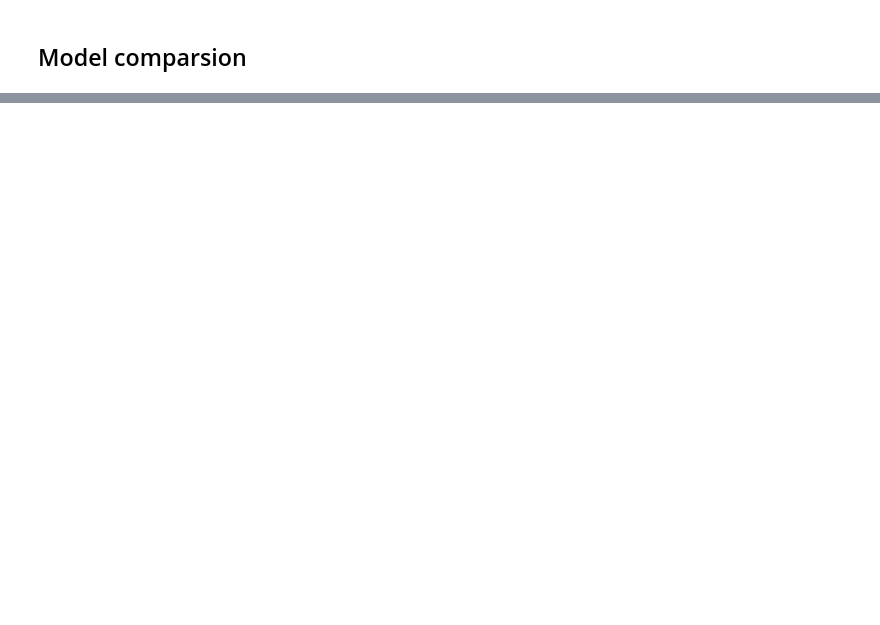
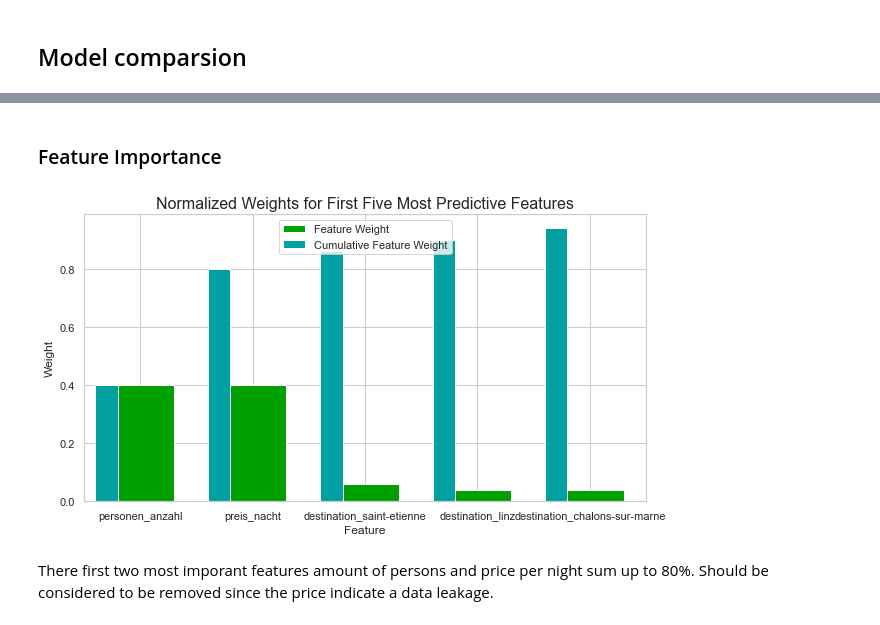
Before and after one commit to argv1/Booking-Prediction-EDA, a Jupyter notebook: 4-Modelling_VIPs.ipynb, the cells around one changed output, grey strips where cells are left out. Drawn from its saved outputs; the diff is of its cells as text; code cells hidden in the pictures; blank space fills up the shorter version.

```diff
--- a/4-Modelling_VIPs.ipynb
+++ b/4-Modelling_VIPs.ipynb
@@ -62,7 +65,7 @@ categorial = list(df.columns[df.dtypes==object])
 datetime64 = ['buchungsdatum', 'anreisedatum', 'abreisedatum']
 numeric    = list(df.select_dtypes(include=['int64', 'float64']).columns)
 
-for entry in ['VIP', 'preis_nacht_per', 'preis_per', 'gesamtpreis', 'naechte_insgesamt', 'aufenthalt', 'gebuchte_naechte', 'reise_standard', 'reise_relax']:
+for entry in ['VIP', 'preis_nacht_per', 'preis_per', 'gesamtpreis', 'naechte_insgesamt', 'aufenthalt', 'gebuchte_naechte', 'reise_standard', 'reise_relax', 'menue_code', 'zusatzleistung']:
     numeric.remove(entry)
 
 for entry in ['menue_code', 'zusatzleistung']:
@@ -70,6 +73,6 @@ for entry in ['menue_code', 'zusatzleistung']:
 
 categorial.remove('ort')
 
-# 7 = 'erstbuchung', 'repeater', 'kunden_id', 'folgebuchung', 'plz', 'kundenclub', 'ort'
-df.shape[1] == len(categorial) + len(datetime64) + len(numeric) + 7
+# 10 = VIP, preis_nacht_per, preis_per, gesamtpreis, naechte_insgesamt, aufenthalt, gebuchte_naechte, reise_standard, reise_relax, ort
+df.shape[1] == len(categorial) + len(datetime64) + len(numeric) + 10
 # %% [output]
@@ -430,0 +575,17 @@ print(accuracy_score(y_train,y_pred3))
+# %% [markdown]
+### Feature Importance
+# %%
+# TODO: Import a supervised learning model that has 'feature_importances_'
+
+# TODO: Train the supervised model on the training set
+model = AdaBoostClassifier().fit(X_train,y_train)
+
+# TODO: Extract the feature importances
+importances = model.feature_importances_
+
+# Plot
+vs.feature_plot(importances, X_train, y_train)
+# %% [output]
+[figure, added]
+# %% [markdown]
+There first two most imporant features amount of persons and price per night sum up to 80%. Should be considered to be removed since the price indicate a data leakage.
```
Also changed, not shown: parts of 58 cells of this notebook, 1 other file.
